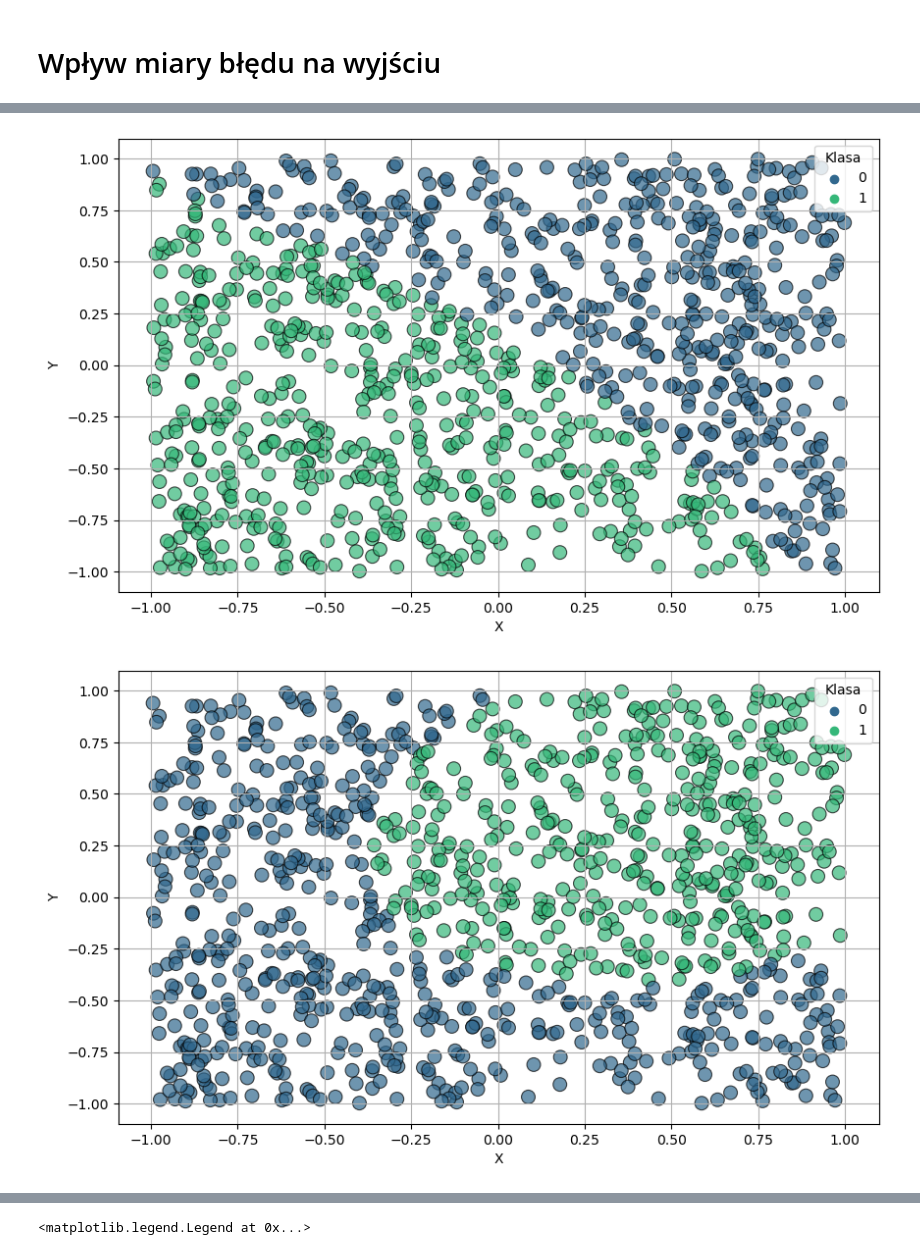
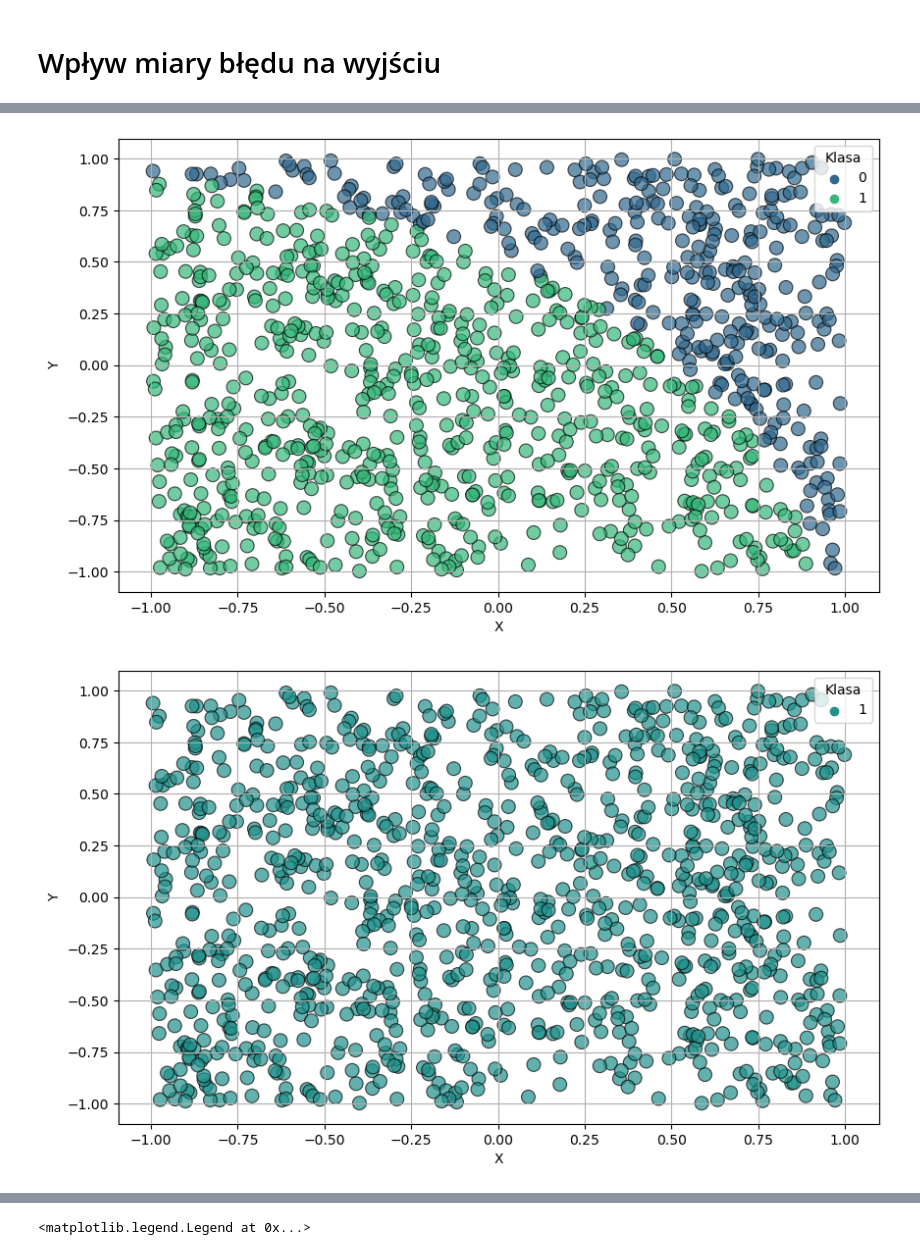
Before and after one commit to Bieslaw/NeuronProject, a Jupyter notebook: Projekt1_test1.ipynb, the cells around one changed output, grey strips where cells are left out. Saved outputs shown, nothing was run; the diff lists cells and outputs as text; code cells hidden in the pictures.

Commit message:
fix evaluate classification model

```diff
--- a/Projekt1_test1.ipynb
+++ b/Projekt1_test1.ipynb
@@ -48,12 +48,12 @@ def cross_entropy_loss_d(y_true, y_pred):
 
 def Hinge_loss(y_true, y_pred):
     y_pred = 2*y_pred - 1 #Bo od -1 do 1
-    y_true =  2*y_pred - 3
+    y_true =  2*y_true - 3
     return max(0, 1 - y_true * y_pred)
 
 def Hinge_loss_d(y_true, y_pred):
     y_pred = 2*y_pred - 1 #Bo od -1 do 1
-    y_true =  2*y_pred - 3
+    y_true =  2*y_true - 3
     if y_true * y_pred >= 1:
         return 0
     return -y_true
@@ -463,16 +470,6 @@ plt.show()
 # %%
-train_data = np.genfromtxt('./projekt1/classification/data.simple.train.1000.csv', delimiter=',')
-test_data = np.genfromtxt('./projekt1/classification/data.simple.test.1000.csv', delimiter=',')
-X_train = train_data[1:, :2]
-Y_train = train_data[1:, 2]
-X_test = test_data[1:, :2]
-Y_test = test_data[1:, 2]
-
 net = NeuralNet(hidden_layers=3,number_of_neurons_in_layer=30,input_dim=2, number_of_outputs = 1)
-net.train_class(X_train, Y_train, learning_rate=0.01, epochs=1000, print_logs=True)
-
-print(f"RMSE on train data {evaluate_model_class(net, X_train, Y_train)}")
-print(f"RMSE on test data {evaluate_model_class(net, X_test, Y_test)}")
+net.train_class(X_train, Y_train, learning_rate=0.01, epochs=500, print_logs=True)
 # %% [output]
 Epoch: 0, mean loss: 0.7222313366807325
 Epoch: 1, mean loss: 0.7079687916685765
@@ -494,4 +497,4 @@ RMSE on test data 2.464989035553675
 # %%
 net2 = NeuralNet(hidden_layers=3,number_of_neurons_in_layer=30,input_dim=2, number_of_outputs = 1)
-net2.train_class(X_train, Y_train, learning_rate=0.01, epochs=1000, print_logs=True, error_measure_type = 2)
+net2.train_class(X_train, Y_train, learning_rate=0.01, epochs=500, print_logs=True, error_measure_type = 2)
 # %% [output]
@@ -536,19 +539,19 @@ plt.ylabel('Y')
 plt.legend(title='Klasa')
 plt.grid(True)
 # %% [output]
-[figure, old version]
+[figure, new version]
 # %%
 plt.figure(figsize=(10, 6))
 
-Y_pred = [0 if net2.predict_class(input) < 0.31 else 1 for input in test_data[1:, :2]]
+Y_pred = [0 if net2.predict_class(input) < 0.5 else 1 for input in test_data[1:, :2]]
 sns.scatterplot(x=X_test, y=Y_test, hue=Y_pred, palette='viridis', s=100, edgecolor='k', alpha=0.7)
 
 plt.xlabel('X')
 plt.ylabel('Y')
 plt.legend(title='Klasa')
 plt.grid(True)
 # %% [output]
-[figure, old version]
+[figure, new version]
 # %%
 train_data = np.genfromtxt(
     "./projekt1/regression/data.activation.train.1000.csv", delimiter=","
```
Also changed, not shown: parts of 7 cells of this notebook.
